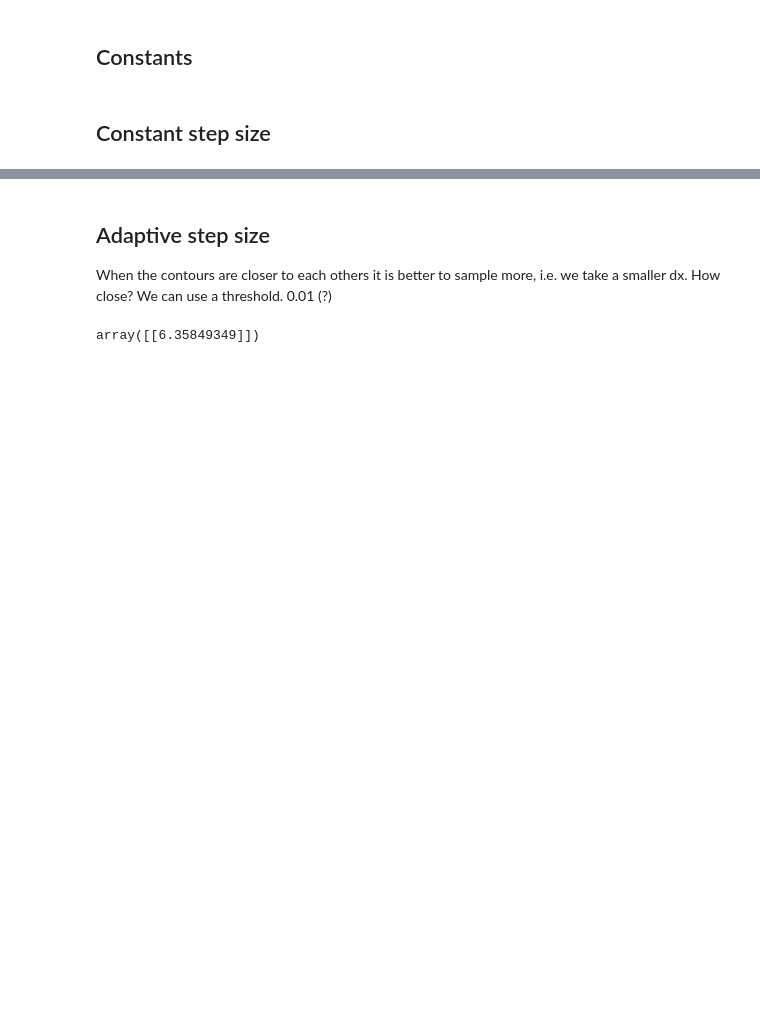
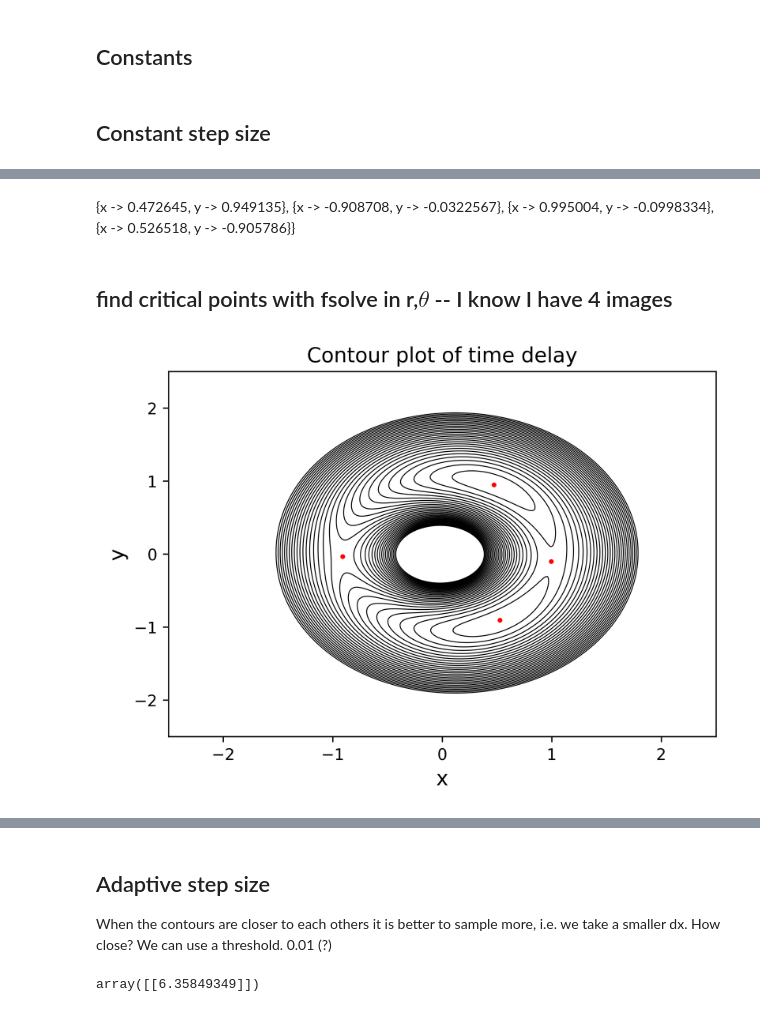
Before and after one commit to margres/Master-thesis, a Jupyter notebook: Contour_integral.ipynb, the cells around one changed output, grey strips where cells are left out. Drawn from its saved outputs; the diff is of its cells as text; code cells hidden in the pictures; blank space fills up the shorter version.

```diff
--- a/Contour_integral.ipynb
+++ b/Contour_integral.ipynb
@@ -40,0 +84,6 @@ dx=np.ones(len(tau_for_hist))*(xmax-xmin)/(n_steps)  #size of the step in the gr
+# %% [markdown]
+{x -> 0.472645, y -> 0.949135}, {x -> -0.908708,
+  y -> -0.0322567}, {x -> 0.995004, y -> -0.0998334}, {x -> 0.526518,
+  y -> -0.905786}}
+# %% [markdown]
+## find critical points with fsolve in r,$\theta$ -- I know I have 4 images
@@ -40,0 +131,17 @@ dx=np.ones(len(tau_for_hist))*(xmax-xmin)/(n_steps)  #size of the step in the gr
+# %%
+fig = plt.figure(dpi=600)
+left, bottom, width, height = 0.1, 0.1, 0.8, 0.8
+ax = fig.add_axes([left, bottom, width, height])
+plt.scatter(x,y,color='r',s=4)
+cp = ax.contour(X, Y, tau,np.linspace(0,2,50),linewidths=0.6, extent=[-2,2,-2,2], colors='black')
+
+cp.ax.set_ylabel('y', fontsize=13)
+cp.ax.set_xlabel('x', fontsize=13)
+
+plt.title('Contour plot of time delay', fontsize=13)
+#a=plt.colorbar(cset)
+#a.set_label("time delay", fontsize=13)
+plt.savefig('contour_plot_with_points')
+plt.show()
+# %% [output]
+[figure, added]
```
Also changed, not shown: parts of 72 cells of this notebook, 23 other files.
